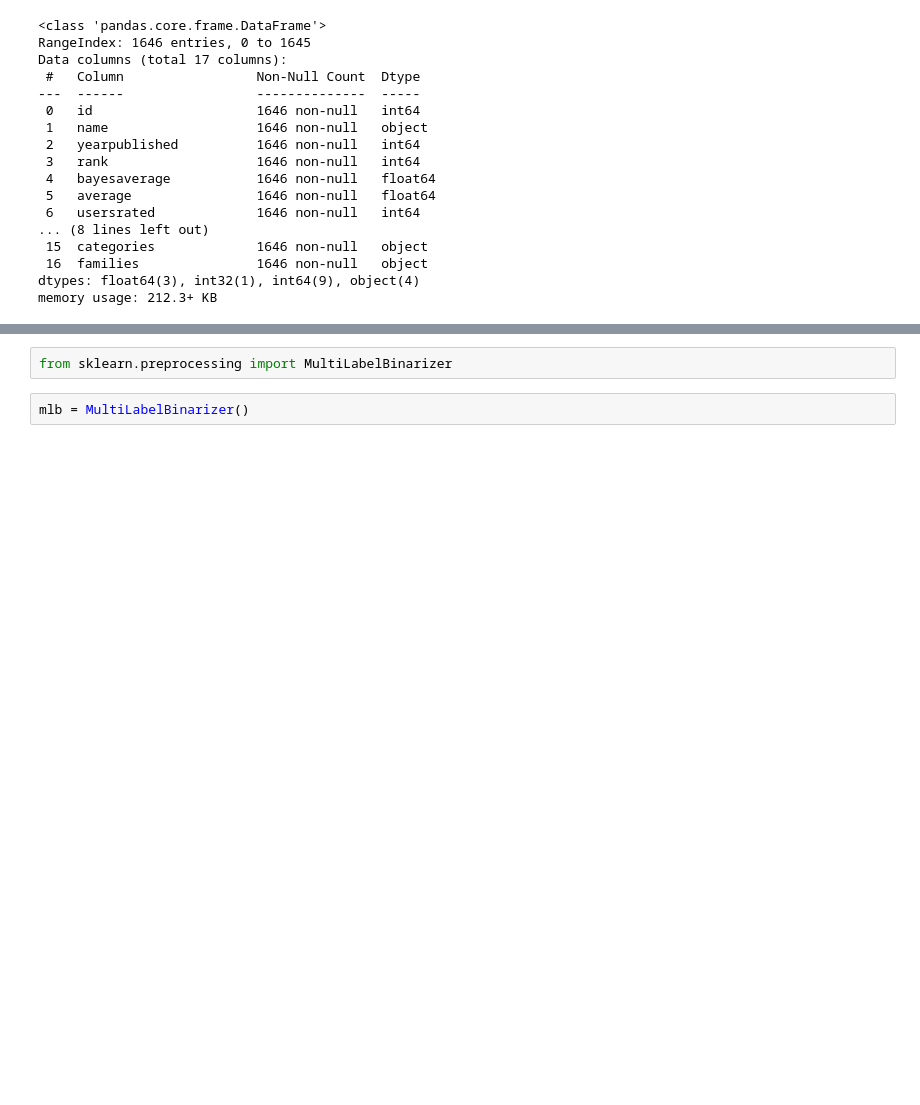
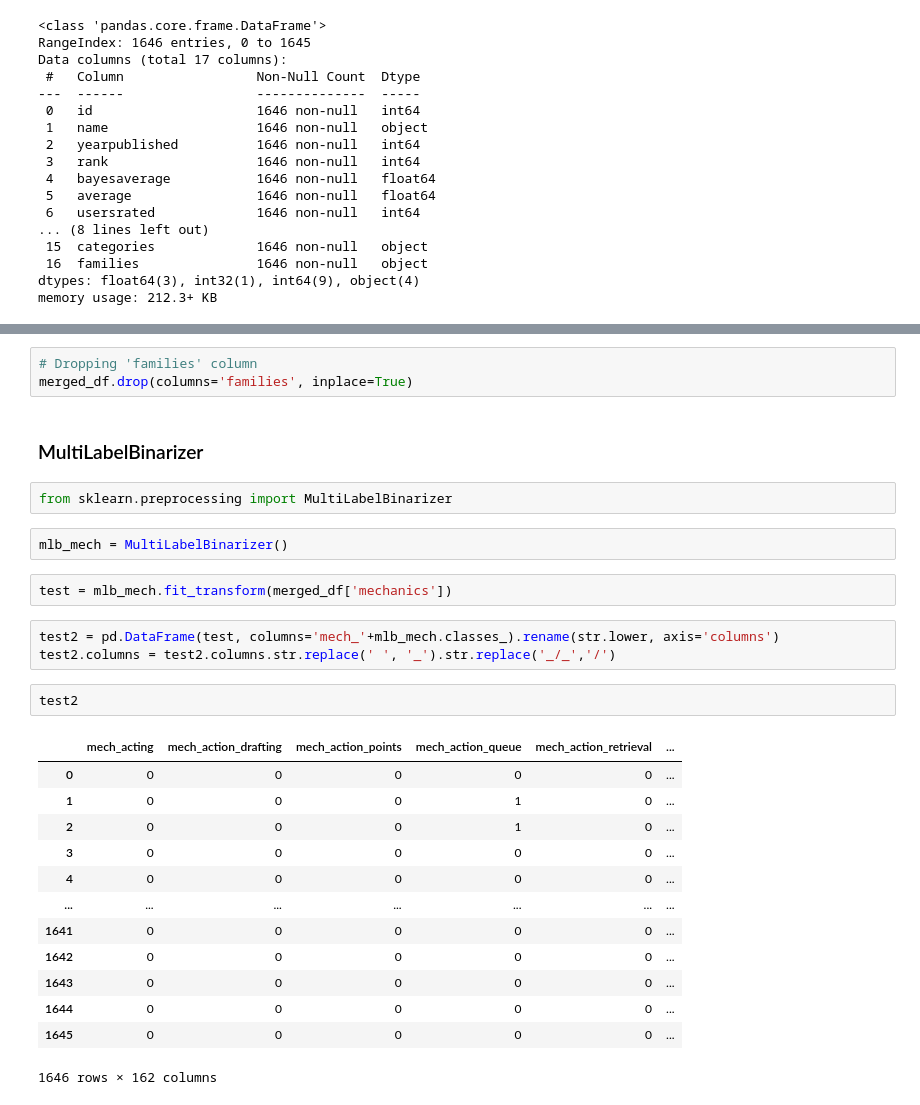
Before and after one commit to muhdfaaizkhan/personal-repo, a Jupyter notebook: personal-projects/bgg_project/code/1-data_collection.ipynb, the cells around one changed output, grey strips where cells are left out. Saved outputs shown, nothing was run; the diff lists cells and outputs as text; blank space fills up the shorter version.

```diff
--- a/personal-projects/bgg_project/code/1-data_collection.ipynb
+++ b/personal-projects/bgg_project/code/1-data_collection.ipynb
@@ -239,4 +253,30 @@ inputs['isattack'] = (~(inputs[['j','k','l']]==0).all(axis=1)).astype(int)
+# %%
+# Dropping 'families' column
+merged_df.drop(columns='families', inplace=True)
+# %% [markdown]
+### MultiLabelBinarizer
 # %%
 from sklearn.preprocessing import MultiLabelBinarizer
 # %%
-mlb = MultiLabelBinarizer()
+mlb_mech = MultiLabelBinarizer()
+# %%
+test = mlb_mech.fit_transform(merged_df['mechanics'])
+# %%
+test2 = pd.DataFrame(test, columns='mech_'+mlb_mech.classes_).rename(str.lower, axis='columns')
+test2.columns = test2.columns.str.replace(' ', '_').str.replace('_/_','/')
+# %%
+test2
+# %% [output]
+|  | mech_acting | mech_action_drafting | mech_action_points | mech_action_queue | mech_action_retrieval | ... |
+| 0 | 0 | 0 | 0 | 0 | 0 | ... |
+| 1 | 0 | 0 | 0 | 1 | 0 | ... |
+| 2 | 0 | 0 | 0 | 1 | 0 | ... |
+| 3 | 0 | 0 | 0 | 0 | 0 | ... |
+| 4 | 0 | 0 | 0 | 0 | 0 | ... |
+| ... | ... | ... | ... | ... | ... | ... |
+| 1641 | 0 | 0 | 0 | 0 | 0 | ... |
+| 1642 | 0 | 0 | 0 | 0 | 0 | ... |
+| 1643 | 0 | 0 | 0 | 0 | 0 | ... |
+| 1644 | 0 | 0 | 0 | 0 | 0 | ... |
+| 1645 | 0 | 0 | 0 | 0 | 0 | ... |
+1646 rows × 162 columns
```
Also changed, not shown: parts of 9 cells of this notebook.
